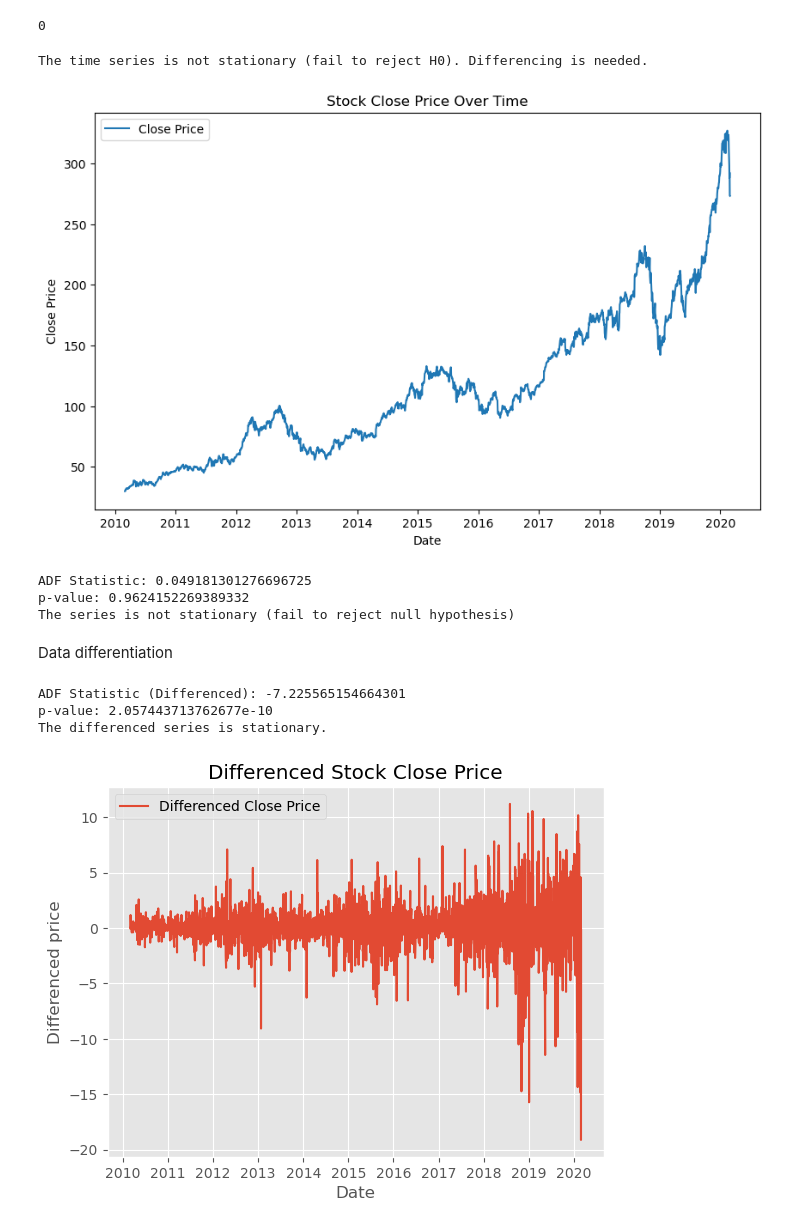
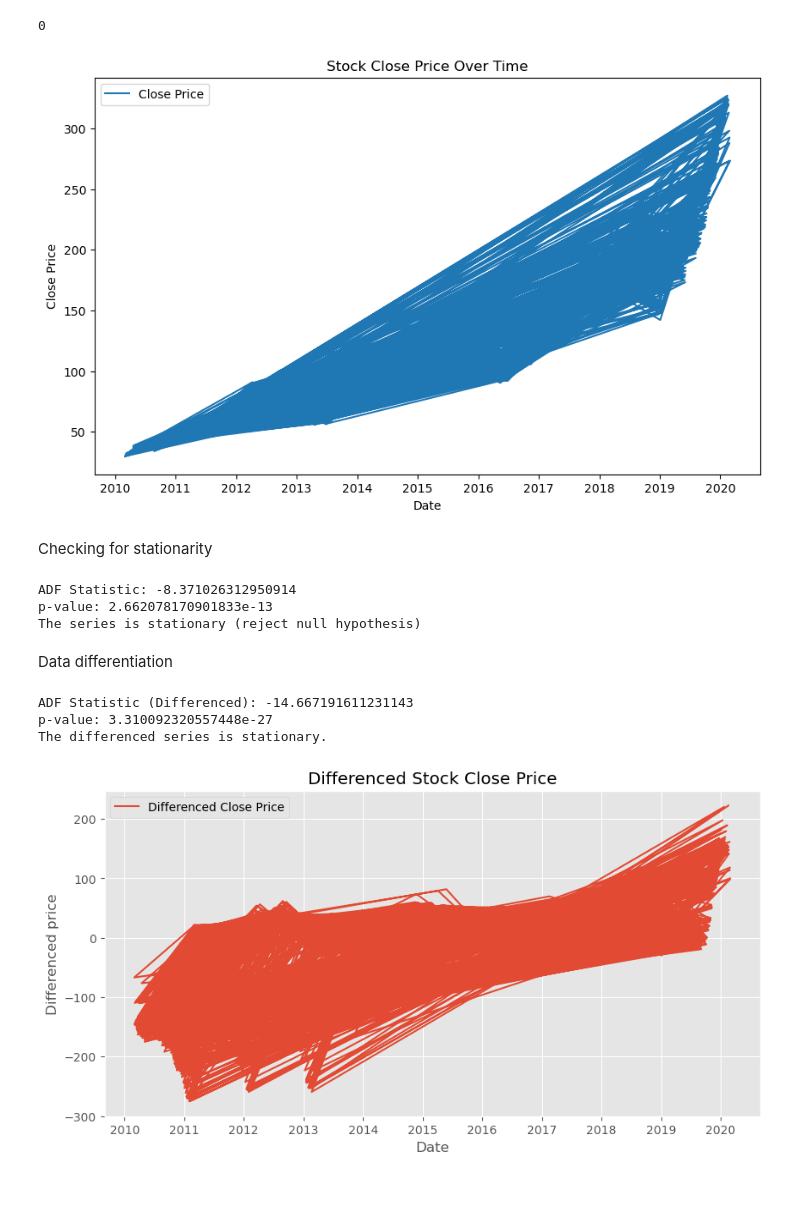
Before and after one commit to SilbaB/Time_Series, a Jupyter notebook: TimeSeries.ipynb, the cells around one changed output. Cells and saved outputs as stored; diff of their text form; code cells hidden in the pictures; blank space fills up the shorter version.

```diff
--- a/TimeSeries.ipynb
+++ b/TimeSeries.ipynb
@@ -136,36 +100,31 @@ close_series = close_series.replace([np.inf, -np.inf], np.nan).dropna()
-# %%
-if adf_test[1] < 0.05:
-    print("The time series is stationary (reject H0).")
-else:
-    print("The time series is not stationary (fail to reject H0). Differencing is needed.")
-# %% [output]
-The time series is not stationary (fail to reject H0). Differencing is needed.
 # %%
 # Plot the original time series
 plt.figure(figsize=(10, 6))
-plt.plot(data['Close/Last'], label='Close Price')
+plt.plot(close_series, label='Close Price')
 plt.title('Stock Close Price Over Time')
 plt.xlabel('Date')
 plt.ylabel('Close Price')
 plt.legend()
 plt.show()
 # %% [output]
-[figure, old version]
+[figure, new version]
+# %% [markdown]
+Checking for stationarity
 # %%
 def adf_test(close_series):
-    result2 = adfuller(close_series.dropna())
-    print('ADF Statistic:', result2[0])
-    print('p-value:', result2[1])
-    if result2[1] <= 0.05:
+    result = adfuller(close_series.dropna())
+    print('ADF Statistic:', result[0])
+    print('p-value:', result[1])
+    if result[1] <= 0.05:
         print("The series is stationary (reject null hypothesis)")
     else:
         print("The series is not stationary (fail to reject null hypothesis)")
 
 adf_test(data['Close/Last'])
 # %% [output]
-ADF Statistic: 0.049181301276696725
-p-value: 0.9624152269389332
-The series is not stationary (fail to reject null hypothesis)
+ADF Statistic: -8.371026312950914
+p-value: 2.662078170901833e-13
+The series is stationary (reject null hypothesis)
 # %% [markdown]
 Data differentiation
 # %%
@@ -176,5 +133,5 @@ data["Close_Diff"] = data["Close/Last"].diff().dropna()
 # %%
-adf_test_diff = adfuller(data["Close_Diff"].dropna())
+adf_test_diff = adfuller(Close_Diff.dropna())
 
 print("ADF Statistic (Differenced):", adf_test_diff[0])
 print("p-value:", adf_test_diff[1])
@@ -184,17 +141,17 @@ if adf_test_diff[1] < 0.05:
 else:
     print("Further transformations may be needed.")
 # %% [output]
-ADF Statistic (Differenced): -7.225565154664301
-p-value: 2.057443713762677e-10
+ADF Statistic (Differenced): -14.667191611231143
+p-value: 3.310092320557448e-27
 The differenced series is stationary.
 # %%
-#plt.figure(figsize=(10,5))
-plt.style.use('ggplot')
-plt.plot(data["Close_Diff"],label="Differenced Close Price")
+plt.figure(figsize=(10,5))
+plt.style.use("ggplot")
+plt.plot(Close_Diff,label="Differenced Close Price")
 plt.title("Differenced Stock Close Price")
 plt.xlabel('Date')
 plt.ylabel('Differenced price')
 plt.legend()
 plt.show()
 # %% [output]
-[figure, old version]
+[figure, new version]
```
Also changed, not shown: parts of 57 cells of this notebook, 3 other files.
